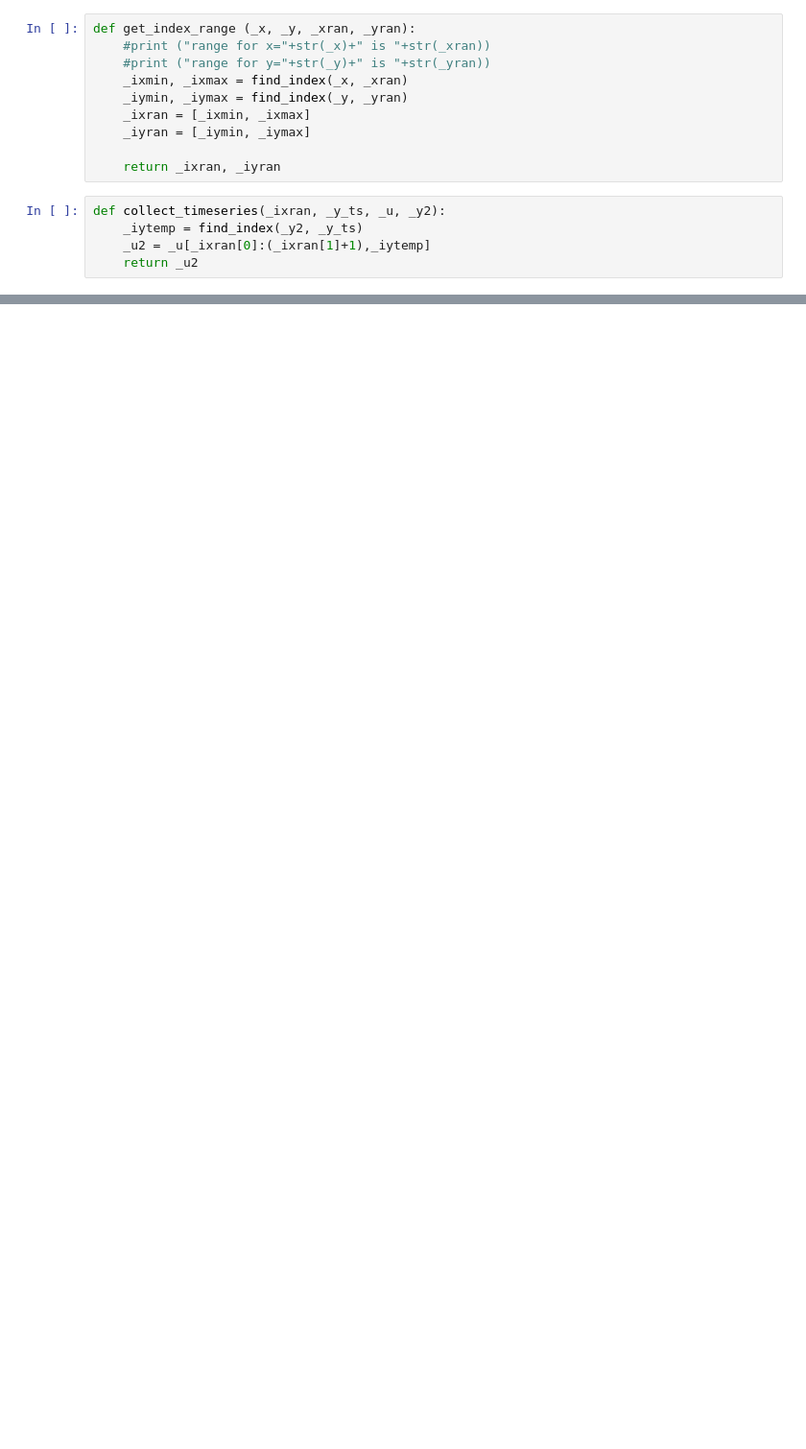
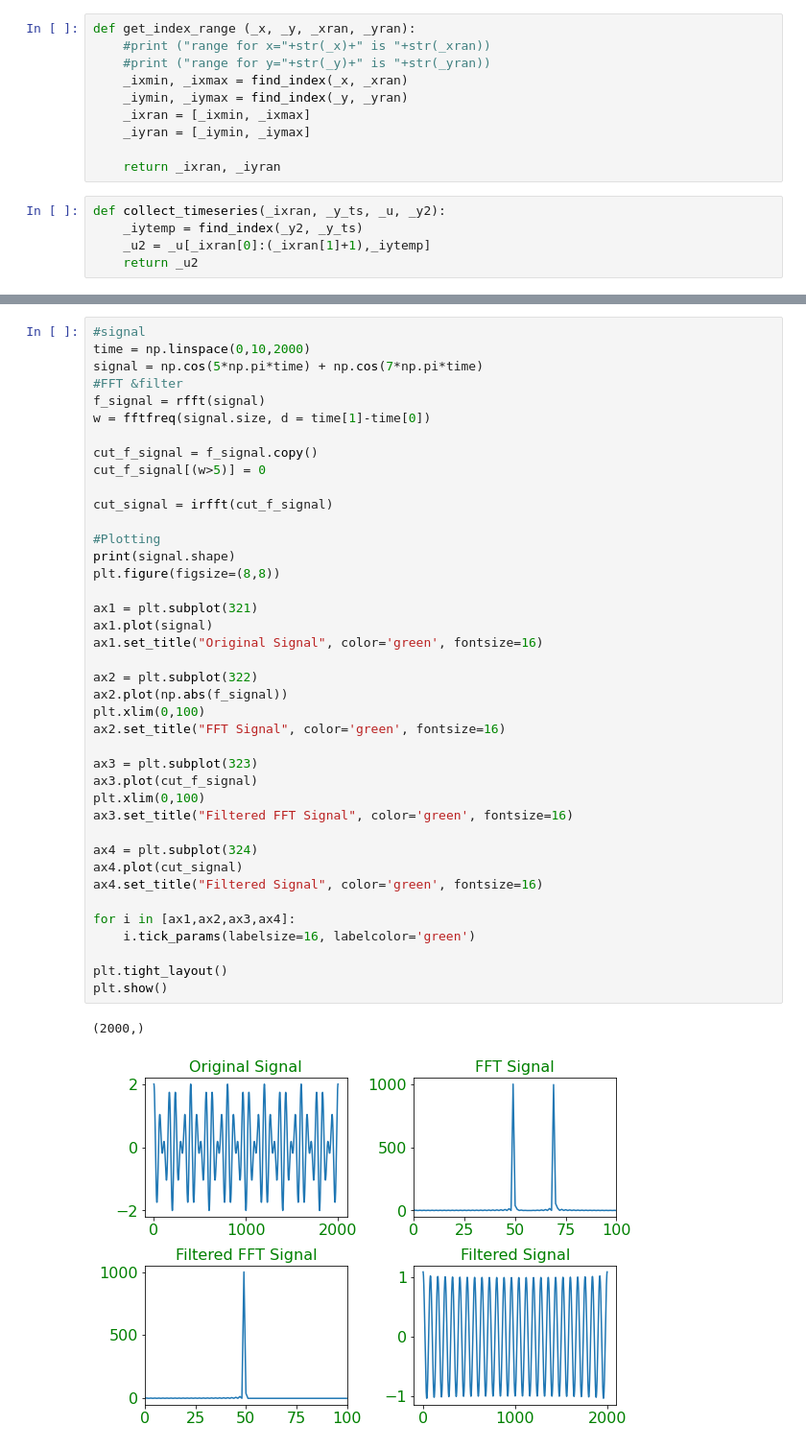
Before and after one commit to LongDaniel/post, a Jupyter notebook: test_weak_meandering.ipynb, the cells around one changed output, grey strips where cells are left out. Shown at 96% size. Cells and saved outputs as stored; diff of their text form; blank space fills up the shorter version.

```diff
--- a/test_weak_meandering.ipynb
+++ b/test_weak_meandering.ipynb
@@ -486,0 +705,43 @@ xtemp = np.array(xtemp)
+# %%
+#signal
+time = np.linspace(0,10,2000)
+signal = np.cos(5*np.pi*time) + np.cos(7*np.pi*time)
+#FFT &filter
+f_signal = rfft(signal)
+w = fftfreq(signal.size, d = time[1]-time[0])
+
+cut_f_signal = f_signal.copy()
+cut_f_signal[(w>5)] = 0
+
+cut_signal = irfft(cut_f_signal)
+
+#Plotting
+print(signal.shape)
+plt.figure(figsize=(8,8))
+
+ax1 = plt.subplot(321)
+ax1.plot(signal)
+ax1.set_title("Original Signal", color='green', fontsize=16)
+
+ax2 = plt.subplot(322)
+ax2.plot(np.abs(f_signal))
+plt.xlim(0,100)
+ax2.set_title("FFT Signal", color='green', fontsize=16)
+
+ax3 = plt.subplot(323)
+ax3.plot(cut_f_signal)
+plt.xlim(0,100)
+ax3.set_title("Filtered FFT Signal", color='green', fontsize=16)
+
+ax4 = plt.subplot(324)
+ax4.plot(cut_signal)
+ax4.set_title("Filtered Signal", color='green', fontsize=16)
+
+for i in [ax1,ax2,ax3,ax4]:
+    i.tick_params(labelsize=16, labelcolor='green')
+
+plt.tight_layout()
+plt.show()
+# %% [output]
+(2000,)
+[figure, added]
```
Also changed, not shown: parts of 15 cells of this notebook, 2 other files.
